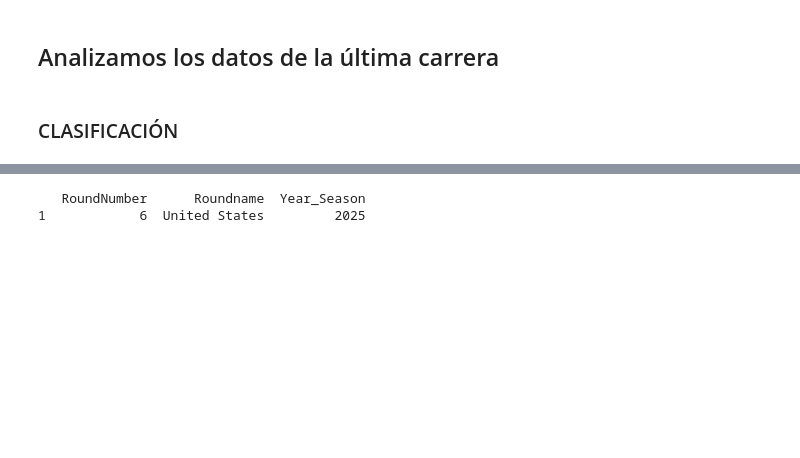
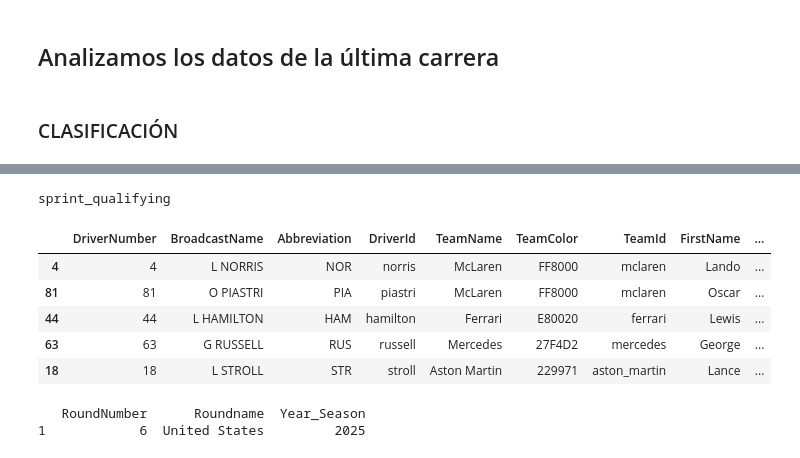
Before and after one commit to Muzquiz10/F1_Analysis, a Jupyter notebook: f1_data_clean.ipynb, the cells around one changed output, grey strips where cells are left out. Drawn from its saved outputs; the diff is of its cells as text; code cells hidden in the pictures; blank space fills up the shorter version.

Commit message:
Datos Sprint format

```diff
--- a/f1_data_clean.ipynb
+++ b/f1_data_clean.ipynb
@@ -122,3 +124,21 @@ memory usage: 4.0+ KB
+# %%
+is_sprint = calendario_25.iloc[6][4] ## Línea para saber si es carrera al sptint o no
+print(is_sprint)
+last_race = calendario_25.iloc[6]
+SQ_session = fastf1.get_session(2025, last_race['RoundNumber'], "S")
+SQ_session.load()
+
+# La tabla de resultados con tiempos de SQ1, SQ2, SQ3 y posición se encuentra en:
+SQ_results = SQ_session.results
+SQ_results.head()
+# %% [output]
+sprint_qualifying
+|  | DriverNumber | BroadcastName | Abbreviation | DriverId | TeamName | TeamColor | TeamId | FirstName | ... |
+| 4 | 4 | L NORRIS | NOR | norris | McLaren | FF8000 | mclaren | Lando | ... |
+| 81 | 81 | O PIASTRI | PIA | piastri | McLaren | FF8000 | mclaren | Oscar | ... |
+| 44 | 44 | L HAMILTON | HAM | hamilton | Ferrari | E80020 | ferrari | Lewis | ... |
+| 63 | 63 | G RUSSELL | RUS | russell | Mercedes | 27F4D2 | mercedes | George | ... |
+| 18 | 18 | L STROLL | STR | stroll | Aston Martin | 229971 | aston_martin | Lance | ... |
 # %%
 for i in range(6, 7):
     # if i == 1:
```
Also changed, not shown: parts of 3 cells of this notebook, 21 other files.
